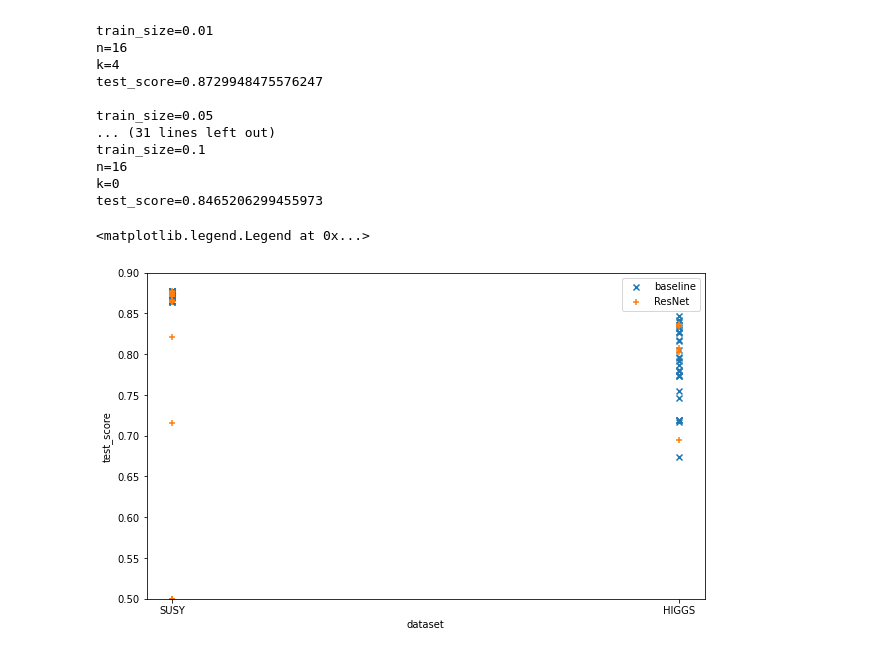
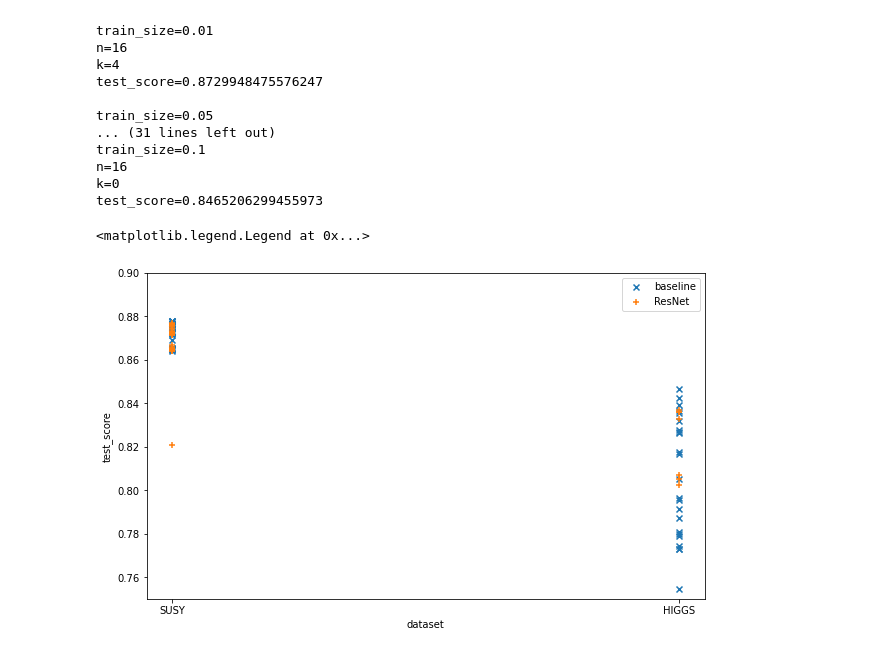
Before and after one commit to mykola-semenov/ResNet_tabular, a Jupyter notebook: ResNet_tabular.ipynb, the cells around one changed output. Drawn from its saved outputs; the diff is of its cells as text; code cells hidden in the pictures.

```diff
--- a/ResNet_tabular.ipynb
+++ b/ResNet_tabular.ipynb
@@ -278,16 +278,16 @@ test_score=0.8465206299455973
 # %%
 plt.figure(figsize=(10, 6))
 plt.xlabel('dataset')
-plt.ylim(0.5, 0.9)
+plt.ylim(0.75, 0.9)
 plt.ylabel('test_score')
 for i, model in enumerate(result['model'].unique()):
     t = result[result['model'] == model]
     if t.shape[0] > 0:
         plt.scatter(t['dataset'], t['test_score'], marker='x+'[i], label=f'{model}')
 plt.legend()
 # %% [output]
 <matplotlib.legend.Legend at 0x...>
-[figure, old version]
+[figure, new version]
 # %%
 for dataset in result['dataset'].unique():
     plt.figure(figsize=(10, 10))
```
Also changed, not shown: parts of 5 cells of this notebook.
